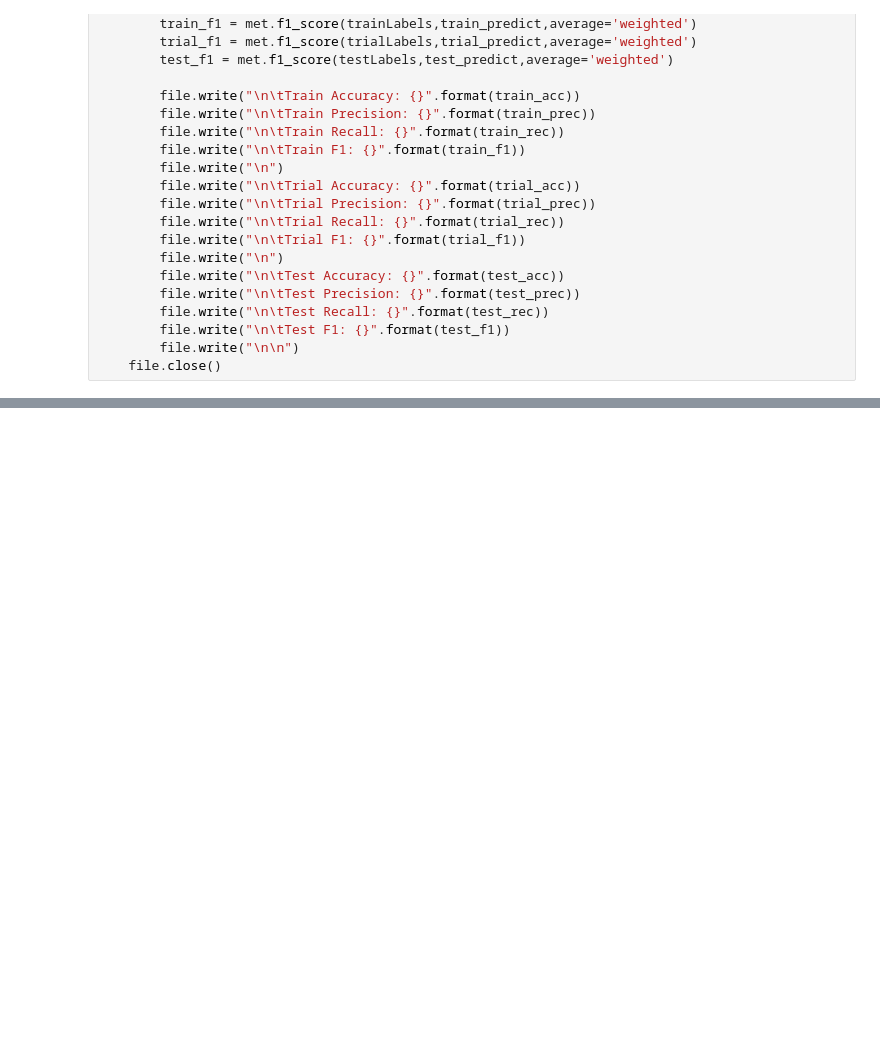
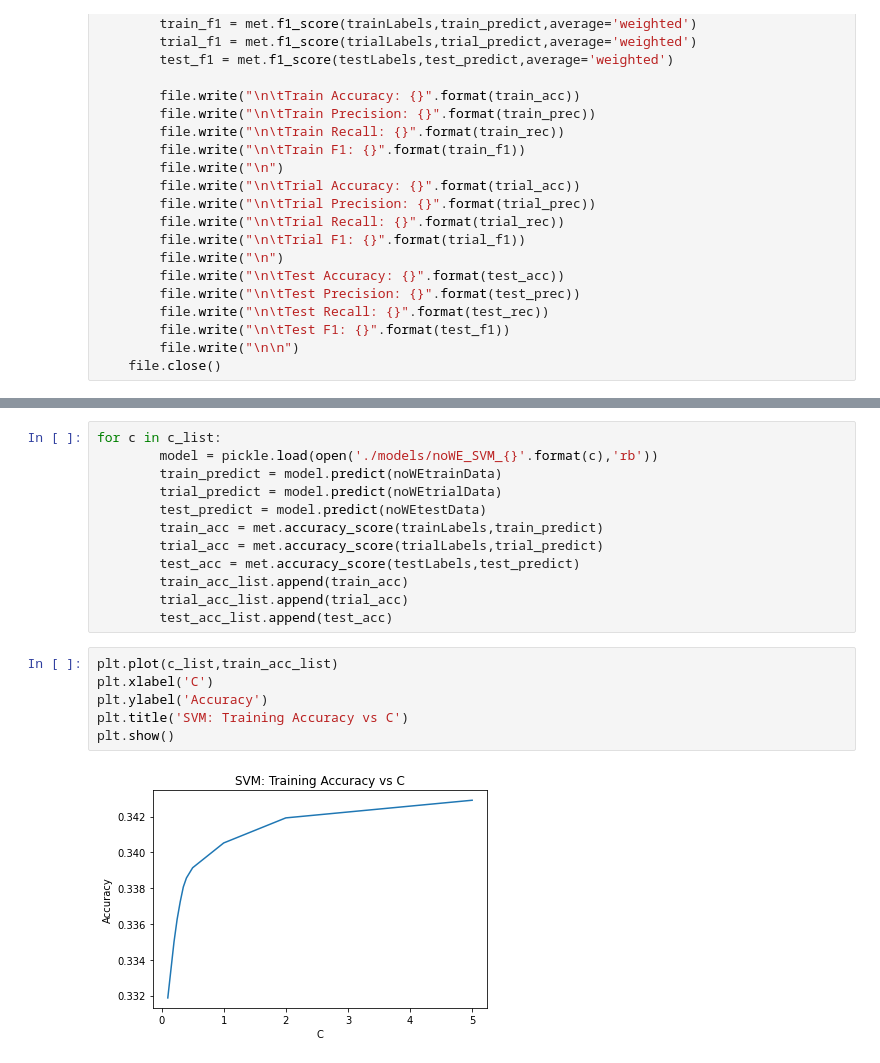
Before and after one commit to Karanjot-singh/Making-Emojis-More-Predictable, a Jupyter notebook: src/finalModels/SVM/svm_evaluate.ipynb, the cells around one changed output, grey strips where cells are left out. Cells and saved outputs as stored; diff of their text form; blank space fills up the shorter version.

```diff
--- a/src/finalModels/SVM/svm_evaluate.ipynb
+++ b/src/finalModels/SVM/svm_evaluate.ipynb
@@ -110,0 +156,20 @@ with open('svm_score.txt','a') as file:
+# %%
+for c in c_list:
+        model = pickle.load(open('./models/noWE_SVM_{}'.format(c),'rb'))
+        train_predict = model.predict(noWEtrainData)
+        trial_predict = model.predict(noWEtrialData)
+        test_predict = model.predict(noWEtestData)
+        train_acc = met.accuracy_score(trainLabels,train_predict)
+        trial_acc = met.accuracy_score(trialLabels,trial_predict)
+        test_acc = met.accuracy_score(testLabels,test_predict)
+        train_acc_list.append(train_acc)
+        trial_acc_list.append(trial_acc)
+        test_acc_list.append(test_acc)
+# %%
+plt.plot(c_list,train_acc_list)
+plt.xlabel('C')
+plt.ylabel('Accuracy')
+plt.title('SVM: Training Accuracy vs C')
+plt.show()
+# %% [output]
+[figure, added]
```
Also changed, not shown: parts of 10 cells of this notebook, 10 other files.
